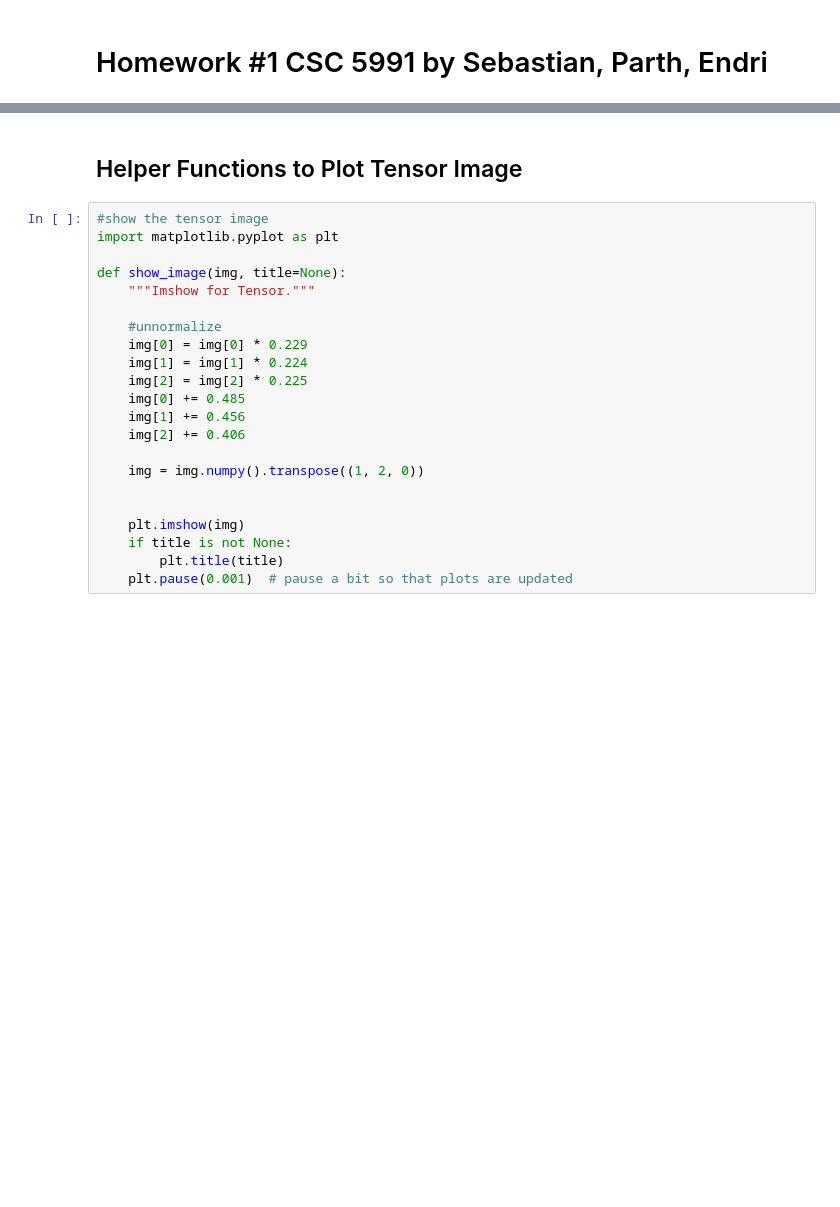
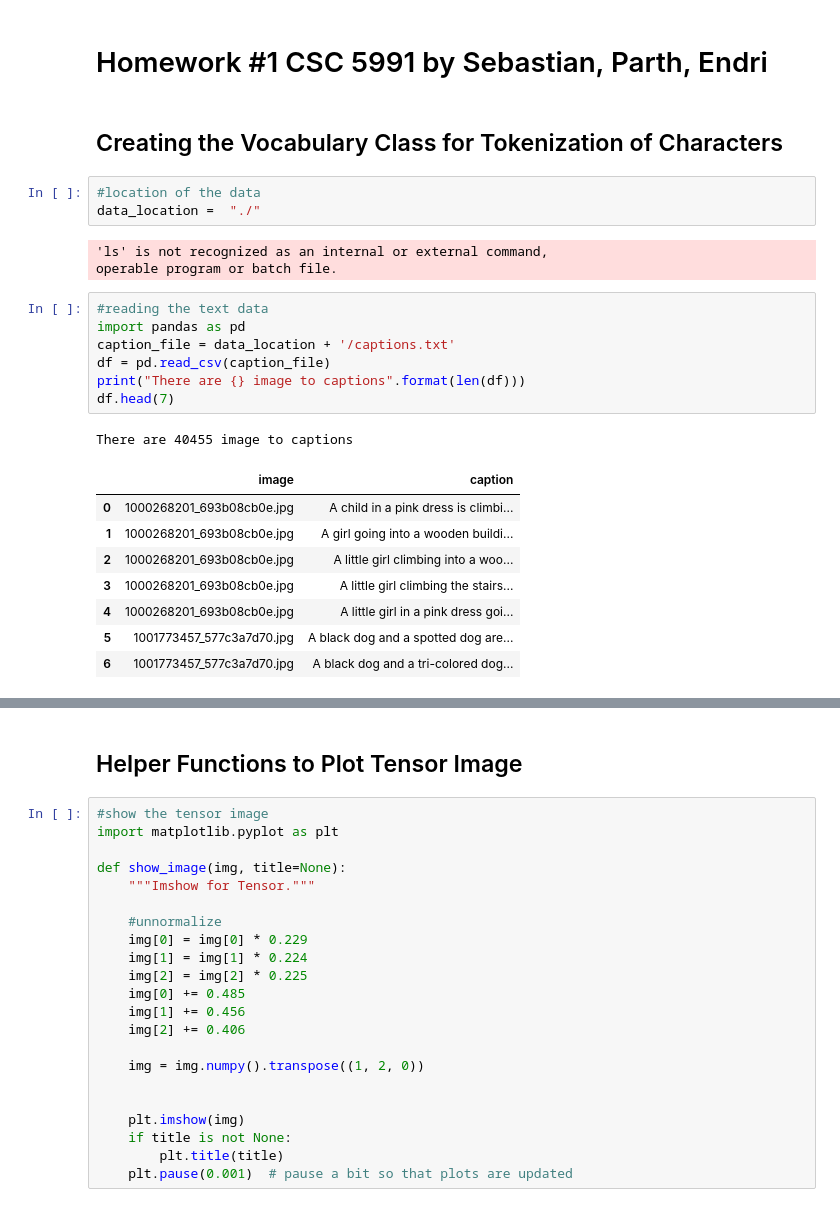
Before and after one commit to SebastianNewberry/Intro_LLM_Homework_1, a Jupyter notebook: seq2seq.ipynb, the cells around one changed output, grey strips where cells are left out. Drawn from its saved outputs; the diff is of its cells as text; blank space fills up the shorter version.

```diff
--- a/seq2seq.ipynb
+++ b/seq2seq.ipynb
@@ -1,2 +1,27 @@
 # %% [markdown]
 # Homework #1 CSC 5991 by Sebastian, Parth, Endri
+# %% [markdown]
+## Creating the Vocabulary Class for Tokenization of Characters
+# %%
+#location of the data
+data_location =  "./"
+# %% [output]
+'ls' is not recognized as an internal or external command,
+operable program or batch file.
+# %%
+#reading the text data
+import pandas as pd
+caption_file = data_location + '/captions.txt'
+df = pd.read_csv(caption_file)
+print("There are {} image to captions".format(len(df)))
+df.head(7)
+# %% [output]
+There are 40455 image to captions
+|  | image | caption |
+| 0 | 1000268201_693b08cb0e.jpg | A child in a pink dress is climbi... |
+| 1 | 1000268201_693b08cb0e.jpg | A girl going into a wooden buildi... |
+| 2 | 1000268201_693b08cb0e.jpg | A little girl climbing into a woo... |
+| 3 | 1000268201_693b08cb0e.jpg | A little girl climbing the stairs... |
+| 4 | 1000268201_693b08cb0e.jpg | A little girl in a pink dress goi... |
+| 5 | 1001773457_577c3a7d70.jpg | A black dog and a spotted dog are... |
+| 6 | 1001773457_577c3a7d70.jpg | A black dog and a tri-colored dog... |
```
Also changed, not shown: parts of 15 cells of this notebook.
